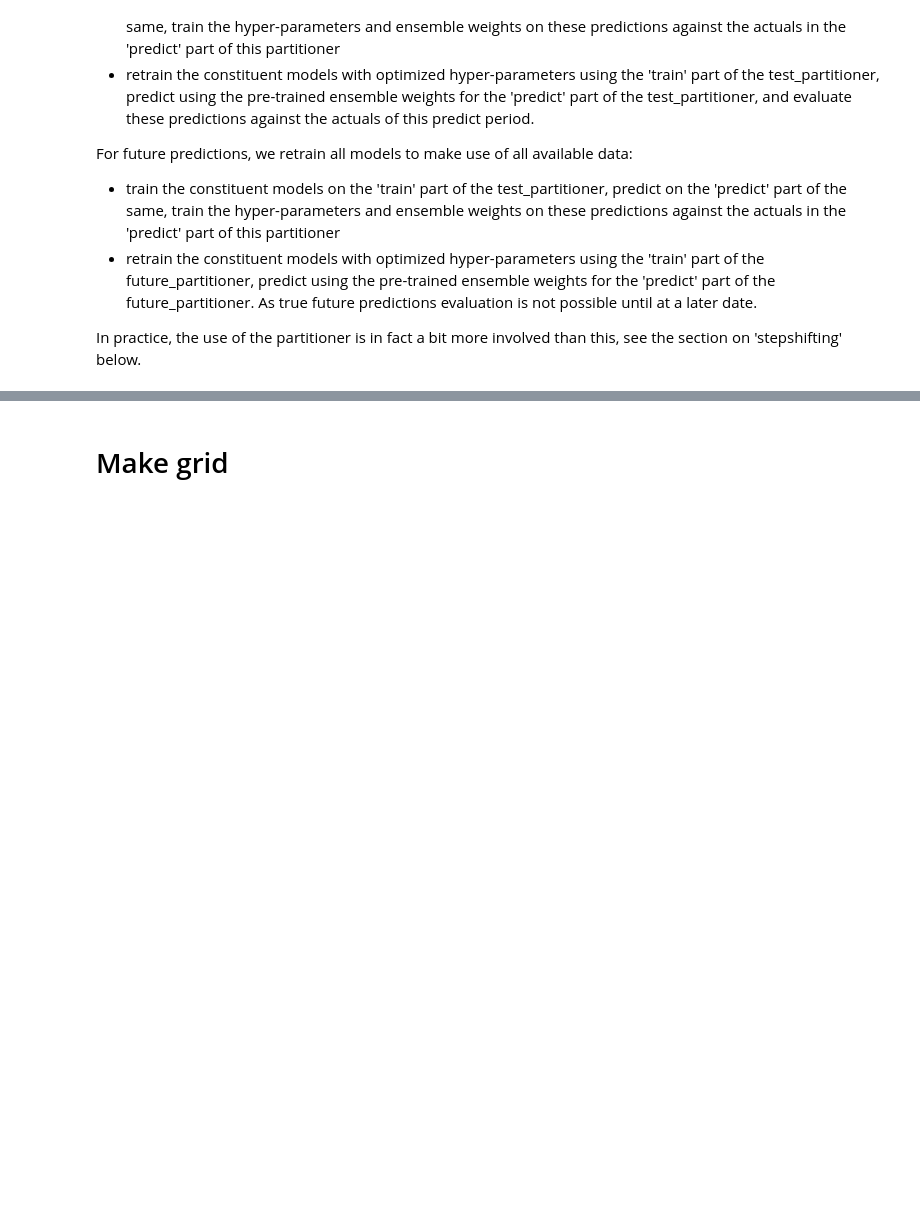
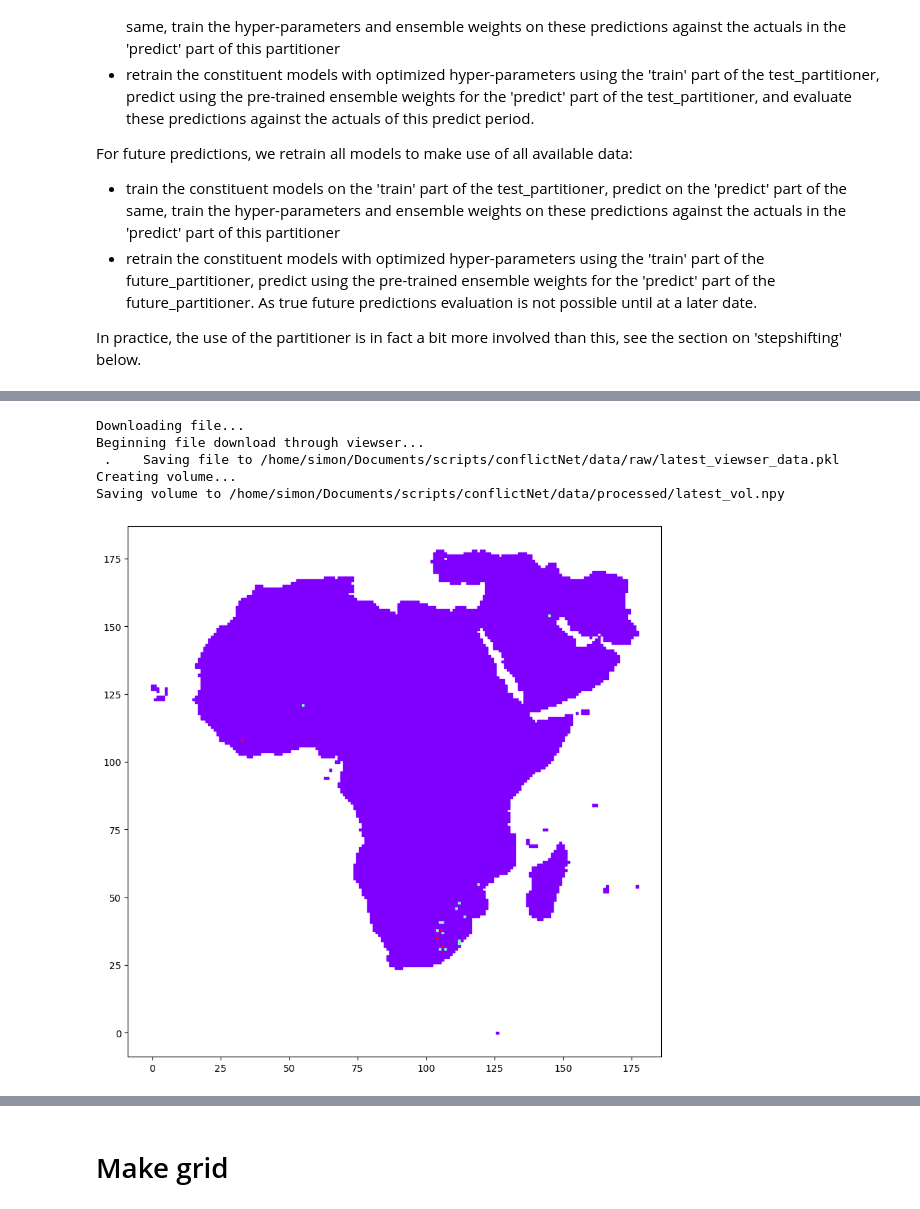
Before and after one commit to Polichinel/HydraNet_001, a Jupyter notebook: notebooks/viewser_test_sb_ns_os.ipynb, the cells around one changed output, grey strips where cells are left out. Cells and saved outputs as stored; diff of their text form; code cells hidden in the pictures; blank space fills up the shorter version.

```diff
--- a/notebooks/viewser_test_sb_ns_os.ipynb
+++ b/notebooks/viewser_test_sb_ns_os.ipynb
@@ -165,0 +144,57 @@ def get_views_date(location, partitioner_dict):
+# %%
+processed_location = '/home/simon/Documents/scripts/conflictNet/data/processed' # local
+raw_location = '/home/simon/Documents/scripts/conflictNet/data/raw' # local
+
+path_viewser_data = raw_location + '/latest_viewser_data.pkl'
+path_vol = processed_location +  '/latest_vol.npy'
+
+# create the folders if they don't exist
+if not os.path.exists(raw_location):
+    os.makedirs(raw_location)
+
+if not os.path.exists(processed_location):
+    os.makedirs(processed_location)
+
+# check if the VIEWSER files exist
+if os.path.isfile(path_viewser_data) == True:
+
+    print('File already downloaded')
+    df = pd.read_pickle(path_viewser_data)
+
+else:
+    print('Downloading file...')
+    df = get_views_date()
+
+    # save pkl
+    print(f'Saving file to {path_viewser_data}')
+    df.to_pickle(path_viewser_data)
+
+# check if the volume exists
+if os.path.isfile(path_vol) == True:
+
+    print('Volume already created')
+    vol = np.load(path_vol)
+
+else:
+    print('Creating volume...')
+
+    # create volume
+    vol = df_to_vol(df)
+
+    print(f'Saving volume to {path_vol}')
+    # save npy
+    np.save(path_vol, vol)
+# %% [output]
+Downloading file...
+Beginning file download through viewser...
+ .    Saving file to /home/simon/Documents/scripts/conflictNet/data/raw/latest_viewser_data.pkl
+Creating volume...
+Saving volume to /home/simon/Documents/scripts/conflictNet/data/processed/latest_vol.npy
+# %%
+t0_df = df[df['abs_month'] == 1]
+
+plt.figure(figsize = (10,10))
+plt.scatter(t0_df['abs_col'], t0_df['abs_row'], c = t0_df['ln_os_best'], s = 6, marker='s', cmap = 'rainbow')
+plt.show()
+# %% [output]
+[figure, added]
```
Also changed, not shown: parts of 34 cells of this notebook, 2 other files.
